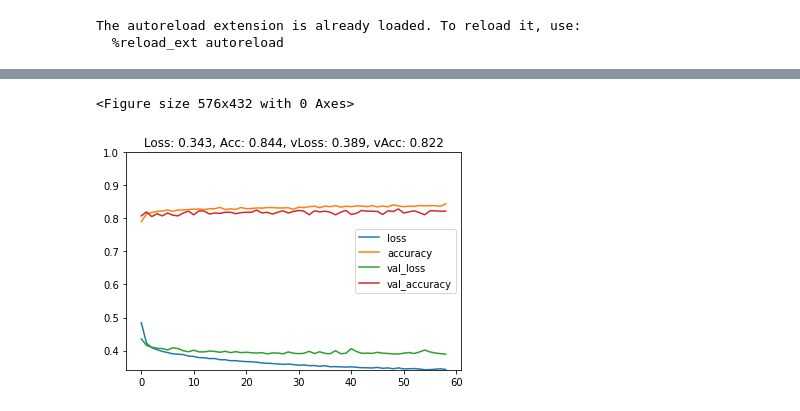
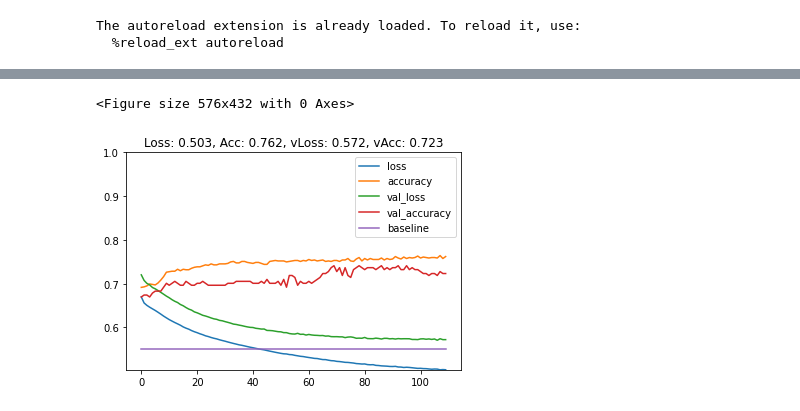
Before and after one commit to patrickdmiller/unsupervised_learning, a Jupyter notebook: src/project 1 redux.ipynb, the cells around one changed output, grey strips where cells are left out. Saved outputs shown, nothing was run; the diff lists cells and outputs as text; code cells hidden in the pictures.

Commit message:
all experiments

```diff
--- a/src/project 1 redux.ipynb
+++ b/src/project 1 redux.ipynb
@@ -18,8 +18,10 @@ from tensorflow.keras.callbacks import EarlyStopping
 The autoreload extension is already loaded. To reload it, use:
   %reload_ext autoreload
 # %%
-def plot_loss_accuracy(history):
+def plot_loss_accuracy(history, baseline=None):
     historydf = pd.DataFrame(history.history, index=history.epoch)
+    if baseline != None:
+        historydf['baseline']=baseline
     plt.figure(figsize=(8, 6))
     historydf.plot(ylim=(max(0, historydf.values.min()), max(1, historydf.values.max())))
     loss = history.history['loss'][-1]
@@ -106,13 +48,0 @@ test data pos percentage 0.55625
-# %%
-layers =[[2,2],[4,4],[8,4],[16,8],[32,16],[64,32],[64,64]]
-wine_results_raw = nn_search(
-    X_train = wine.X_train,
-    y_train = wine.y_train,
-    X_test = wine.X_test,
-    y_test = wine.y_test,
-    layers = layers,
-    batch_sizes=[None],
-    epochs = 500
-)
-for r in wine_results_raw:
-    print('result: ', r['val_accuracy'], r['layers'], 'it:', r['it'],'time', r['time'], r['model'].evaluate(wine.X_test, wine.y_test))
@@ -220,0 +276,2 @@ result:  0.8307692408561707 [20, 20] it: 110 time 42.675378537969664 [0.37274983
+# %%
+results_km = nn_experiment(obj=wine, exp = 'km')
@@ -221,6 +296,5 @@ result:  0.8307692408561707 [20, 20] it: 110 time 42.675378537969664 [0.37274983
 # %%
-plot_loss_accuracy(wine_results_raw[0]['history'])
-plt.show()
+plot_loss_accuracy(results_km[0]['history'], baseline=0.55)
 # %% [output]
 <Figure size 576x432 with 0 Axes>
-[figure, old version]
+[figure, new version]
```
Also changed, not shown: parts of 38 cells of this notebook.
